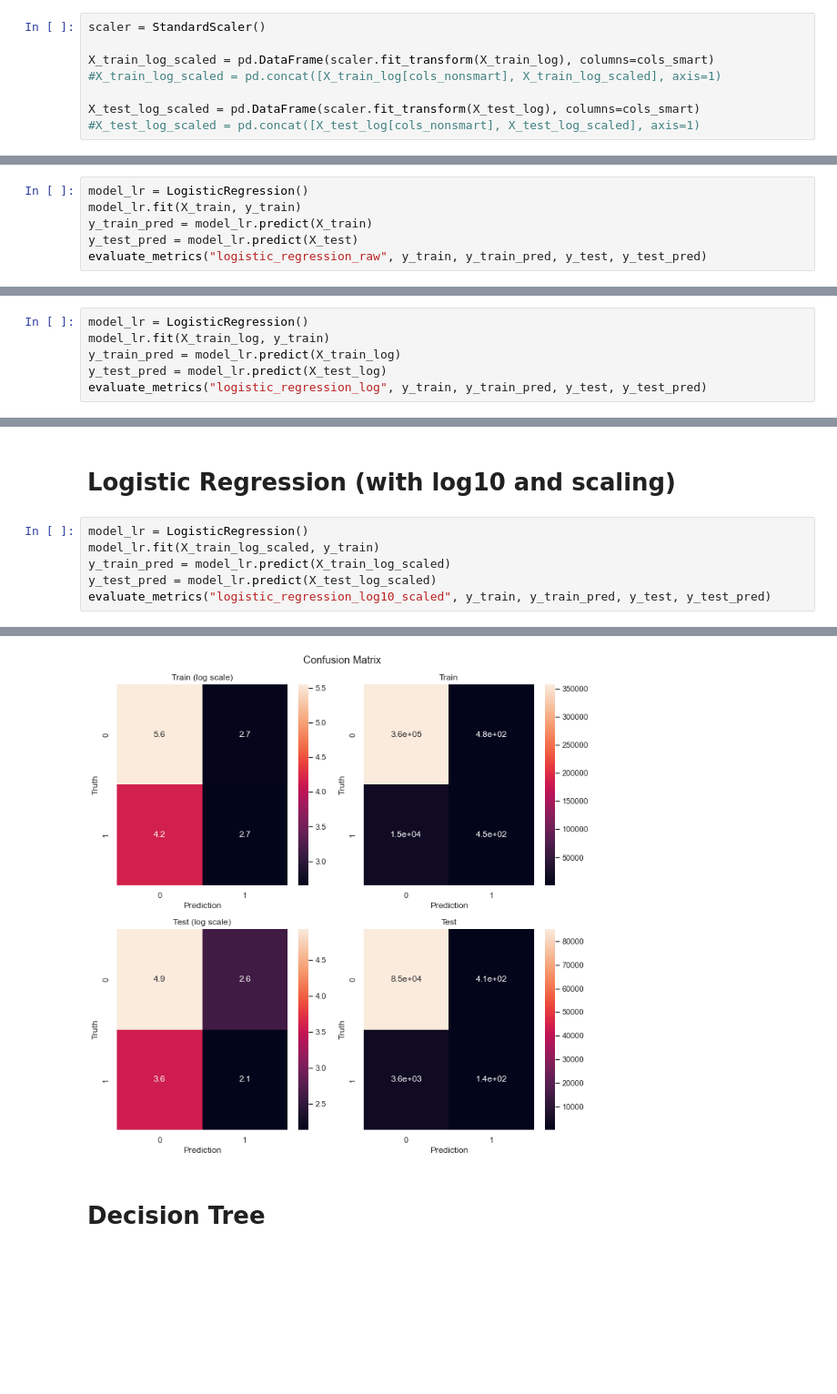
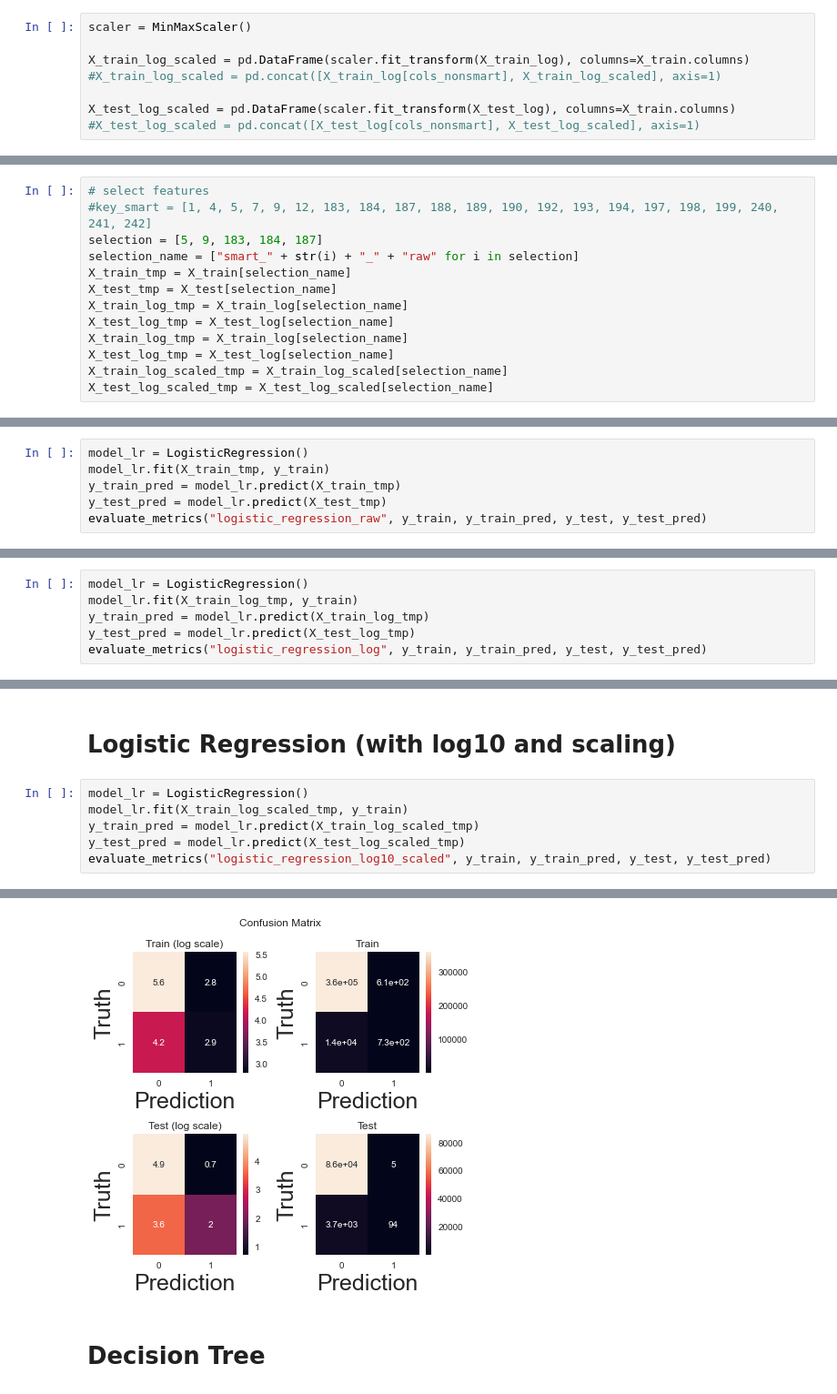
Before and after one commit to wcmphysics/DataScienceBootcamp-Capstone, a Jupyter notebook: notebooks/cmw_modeling.ipynb, the cells around one changed output, grey strips where cells are left out. Shown at 91% size. Saved outputs shown, nothing was run; the diff lists cells and outputs as text; blank space fills up the shorter version.

Commit message:
add predictions for more basic models

```diff
--- a/notebooks/cmw_modeling.ipynb
+++ b/notebooks/cmw_modeling.ipynb
@@ -463,10 +460,10 @@ Perform scaling with Normalizer
 # %%
-scaler = StandardScaler()
+scaler = MinMaxScaler()
 
-X_train_log_scaled = pd.DataFrame(scaler.fit_transform(X_train_log), columns=cols_smart)
+X_train_log_scaled = pd.DataFrame(scaler.fit_transform(X_train_log), columns=X_train.columns)
 #X_train_log_scaled = pd.concat([X_train_log[cols_nonsmart], X_train_log_scaled], axis=1)
 
-X_test_log_scaled = pd.DataFrame(scaler.fit_transform(X_test_log), columns=cols_smart)
+X_test_log_scaled = pd.DataFrame(scaler.fit_transform(X_test_log), columns=X_train.columns)
 #X_test_log_scaled = pd.concat([X_test_log[cols_nonsmart], X_test_log_scaled], axis=1)
 # %%
 X_train_log_scaled.describe()
@@ -483,10 +526,23 @@ X_train_log_scaled.describe()
+# %%
+# select features
+#key_smart = [1, 4, 5, 7, 9, 12, 183, 184, 187, 188, 189, 190, 192, 193, 194, 197, 198, 199, 240, 241, 242]
+selection = [5, 9, 183, 184, 187]
+selection_name = ["smart_" + str(i) + "_" + "raw" for i in selection]
+X_train_tmp = X_train[selection_name]
+X_test_tmp = X_test[selection_name]
+X_train_log_tmp = X_train_log[selection_name]
+X_test_log_tmp = X_test_log[selection_name]
+X_train_log_tmp = X_train_log[selection_name]
+X_test_log_tmp = X_test_log[selection_name]
+X_train_log_scaled_tmp = X_train_log_scaled[selection_name]
+X_test_log_scaled_tmp = X_test_log_scaled[selection_name]
 # %% [markdown]
 # Logistic Regression (raw data)
 # %%
 model_lr = LogisticRegression()
-model_lr.fit(X_train, y_train)
-y_train_pred = model_lr.predict(X_train)
-y_test_pred = model_lr.predict(X_test)
+model_lr.fit(X_train_tmp, y_train)
+y_train_pred = model_lr.predict(X_train_tmp)
+y_test_pred = model_lr.predict(X_test_tmp)
 evaluate_metrics("logistic_regression_raw", y_train, y_train_pred, y_test, y_test_pred)
 # %% [output]
 =======================================
@@ -511,9 +562,9 @@ weighted avg       0.93      0.95      0.94     89377
 # Logistic Regression (with log10)
 # %%
 model_lr = LogisticRegression()
-model_lr.fit(X_train_log, y_train)
-y_train_pred = model_lr.predict(X_train_log)
-y_test_pred = model_lr.predict(X_test_log)
+model_lr.fit(X_train_log_tmp, y_train)
+y_train_pred = model_lr.predict(X_train_log_tmp)
+y_test_pred = model_lr.predict(X_test_log_tmp)
 evaluate_metrics("logistic_regression_log", y_train, y_train_pred, y_test, y_test_pred)
 # %% [output]
 =======================================
@@ -538,9 +584,9 @@ weighted avg       0.93      0.96      0.94     89377
 # Logistic Regression (with log10 and scaling)
 # %%
 model_lr = LogisticRegression()
-model_lr.fit(X_train_log_scaled, y_train)
-y_train_pred = model_lr.predict(X_train_log_scaled)
-y_test_pred = model_lr.predict(X_test_log_scaled)
+model_lr.fit(X_train_log_scaled_tmp, y_train)
+y_train_pred = model_lr.predict(X_train_log_scaled_tmp)
+y_test_pred = model_lr.predict(X_test_log_scaled_tmp)
 evaluate_metrics("logistic_regression_log10_scaled", y_train, y_train_pred, y_test, y_test_pred)
 # %% [output]
 =======================================
@@ -563,4 +604,4 @@ weighted avg       0.93      0.95      0.94     89377
-[figure, old version]
+[figure, new version]
 # %% [markdown]
 # Decision Tree
 # %%
```
Also changed, not shown: parts of 45 cells of this notebook.
